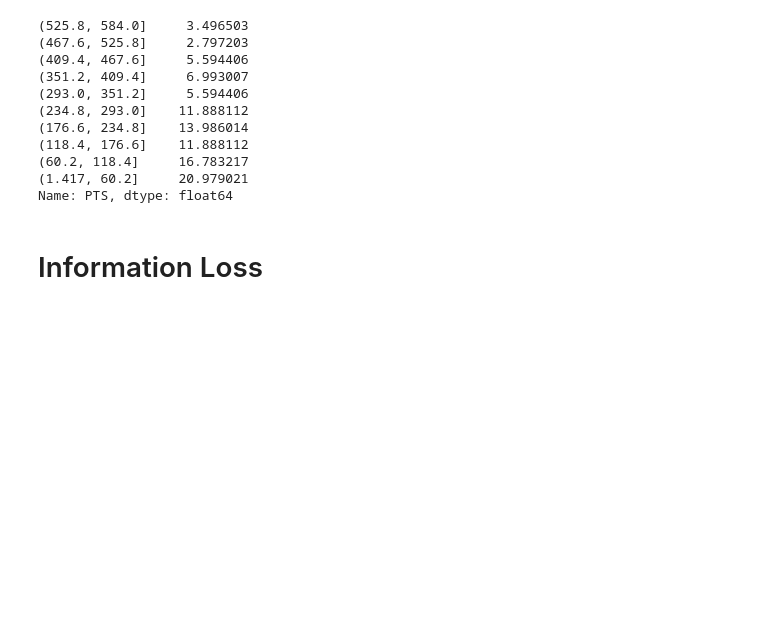
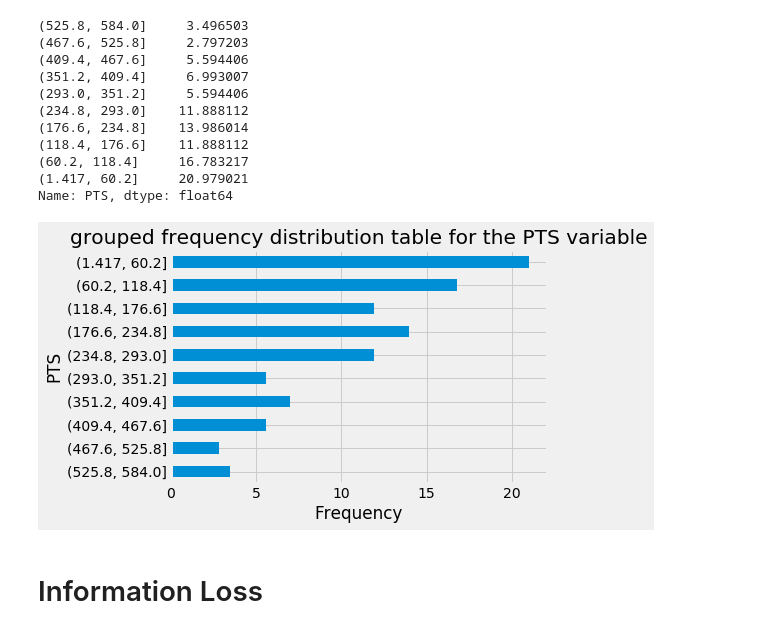
Before and after one commit to VictorOmondi1997/Statistics-Fundamentals, a Jupyter notebook: Frequency Distributions.ipynb, the cells around one changed output. Cells and saved outputs as stored; diff of their text form; code cells hidden in the pictures; blank space fills up the shorter version.

```diff
--- a/Frequency Distributions.ipynb
+++ b/Frequency Distributions.ipynb
@@ -28,6 +28,9 @@ from scipy.stats import percentileofscore
 # %%
 pd.set_option('display.max_columns', None)
 pd.set_option('display.max_colwidth', None)
+
+%matplotlib inline
+plt.style.use('fivethirtyeight')
 # %% [markdown]
 # Simplifying Data
 # %% [markdown]
@@ -353,6 +356,14 @@ wnba.PTS.value_counts(bins=10, normalize=True).sort_index(ascending=False)*100
 (60.2, 118.4]     16.783217
 (1.417, 60.2]     20.979021
 Name: PTS, dtype: float64
+# %%
+(wnba.PTS.value_counts(bins=10, normalize=True).sort_index(ascending=False)*100).plot.barh()
+plt.title('grouped frequency distribution table for the PTS variable')
+plt.xlabel('Frequency')
+plt.ylabel('PTS')
+plt.show()
+# %% [output]
+[figure, added]
 # %% [markdown]
 # Information Loss
 # %% [markdown]
```
Also changed, not shown: parts of 28 cells of this notebook.
